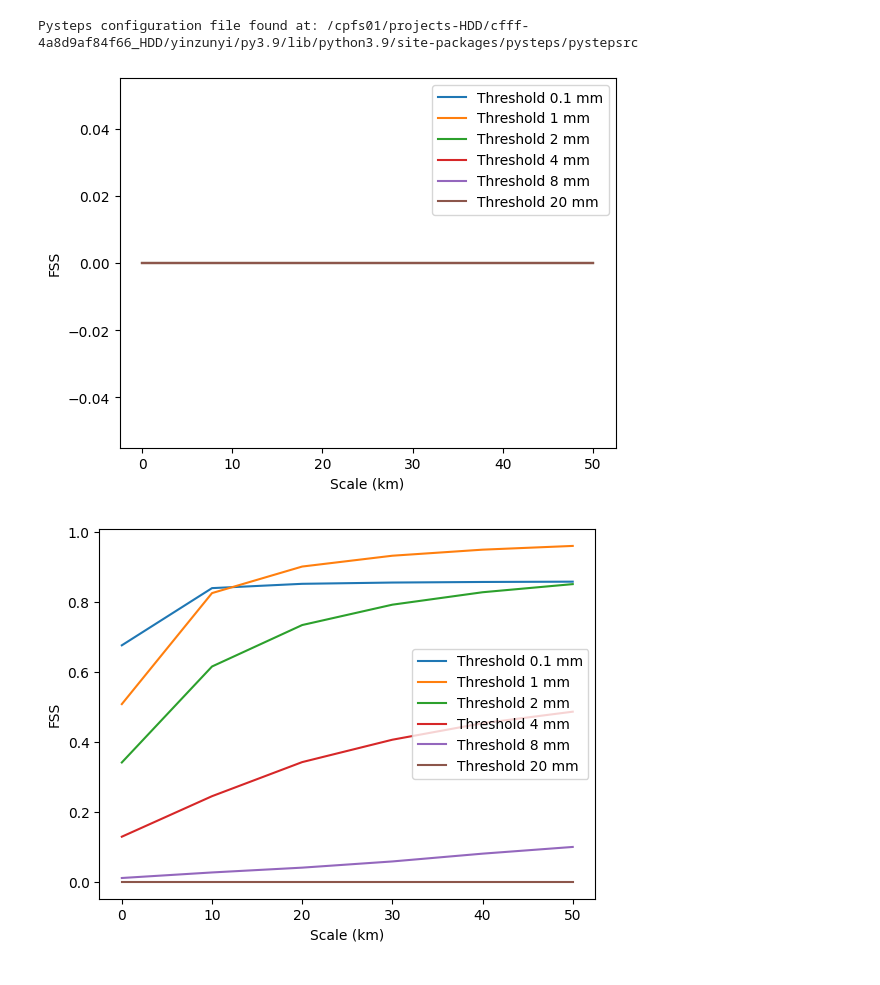
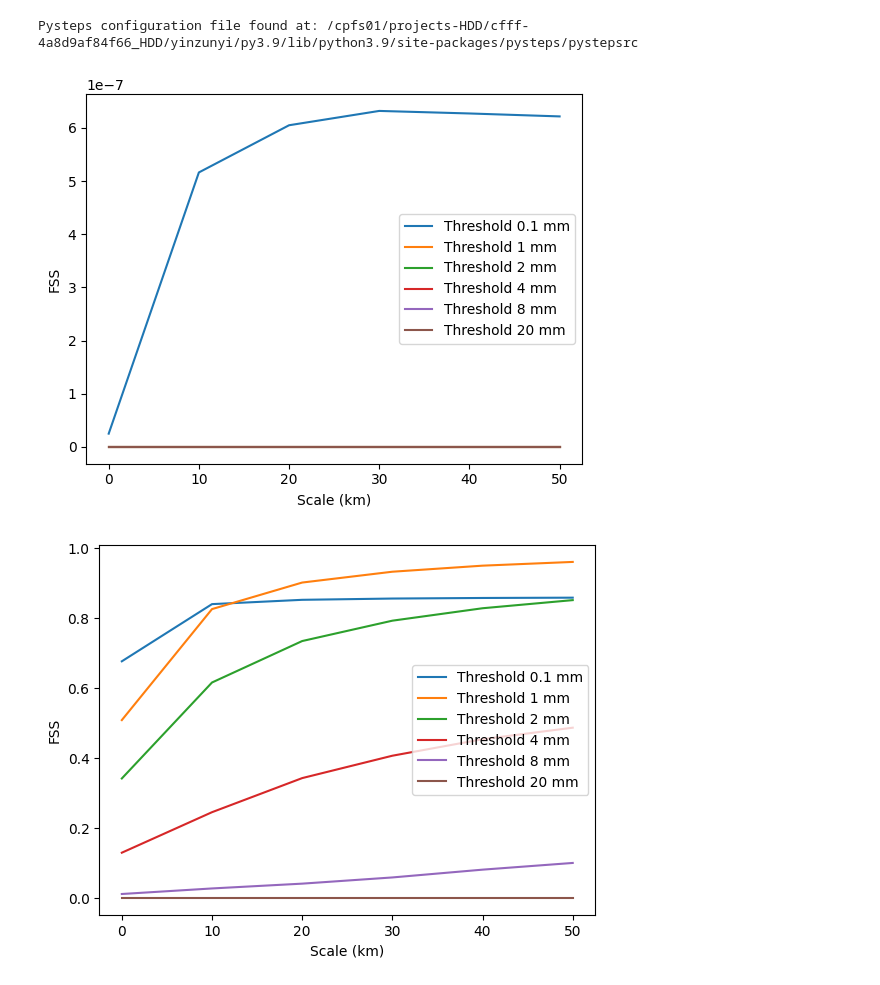
Before and after one commit to masak1112/precipitation_downscaling, a Jupyter notebook: precipitation_downscaling-bing_issue09_bias_correction/data_display.ipynb, the cells around one changed output. Saved outputs shown, nothing was run; the diff lists cells and outputs as text; code cells hidden in the pictures.

```diff
--- a/precipitation_downscaling-bing_issue09_bias_correction/data_display.ipynb
+++ b/precipitation_downscaling-bing_issue09_bias_correction/data_display.ipynb
@@ -5,37 +5,37 @@ import matplotlib.pyplot as plt
 from pysteps.verification.spatialscores import fss
 
 # 加载数据集
-ds = xr.open_dataset("/cpfs01/projects-HDD/cfff-4a8d9af84f66_HDD/public/ShiXiSheng/yzy/yzy_results/ex32_onestepdiffusion_l2_aheadtop_0.008_130epoch/prcp_downs_diffusion_year_2020.nc")
+ds = xr.open_dataset("/cpfs01/projects-HDD/cfff-4a8d9af84f66_HDD/public/ShiXiSheng/yzy/yzy_results/ex39_onestepdiffusion_minmaxnormlazie_droptopgrah_timestep250_l2_0.008_150epoch/prcp_downs_diffusion_year_2020.nc")
 
 # 提取数据
 y_pred_np = ds['fcst'].values
 tar_np = ds['hr'].values
 
 tar_np = tar_np.reshape(tar_np.shape[1],-1)
 y_pred_np = y_pred_np.reshape(y_pred_np.shape[1],-1)
 
 # 定义阈值和scales
 thresholds = [0.1, 1, 2, 4, 8, 20]
 radii = [0, 10, 20, 30, 40, 50]
 
 # 计算FSS
 fss_scores = {thresh: [] for thresh in thresholds}
 for radius in radii:
     for thresh in thresholds:
         fss_value = fss(y_pred_np, tar_np, thresh, scale=radius)
         fss_scores[thresh].append(fss_value)
 
 # 绘图
 fig, ax = plt.subplots()
 for thresh in thresholds:
     ax.plot(radii, fss_scores[thresh], label=f'Threshold {thresh} mm')
 ax.set_xlabel('Scale (km)')
 ax.set_ylabel('FSS')
 ax.legend()
 plt.show()
 # %% [output]
 Pysteps configuration file found at: /cpfs01/projects-HDD/cfff-4a8d9af84f66_HDD/yinzunyi/py3.9/lib/python3.9/site-packages/pysteps/pystepsrc
-[figure, old version]
+[figure, new version]
 # %%
 import xarray as xr
 import numpy as np
```
Also changed, not shown: 7 other files.
